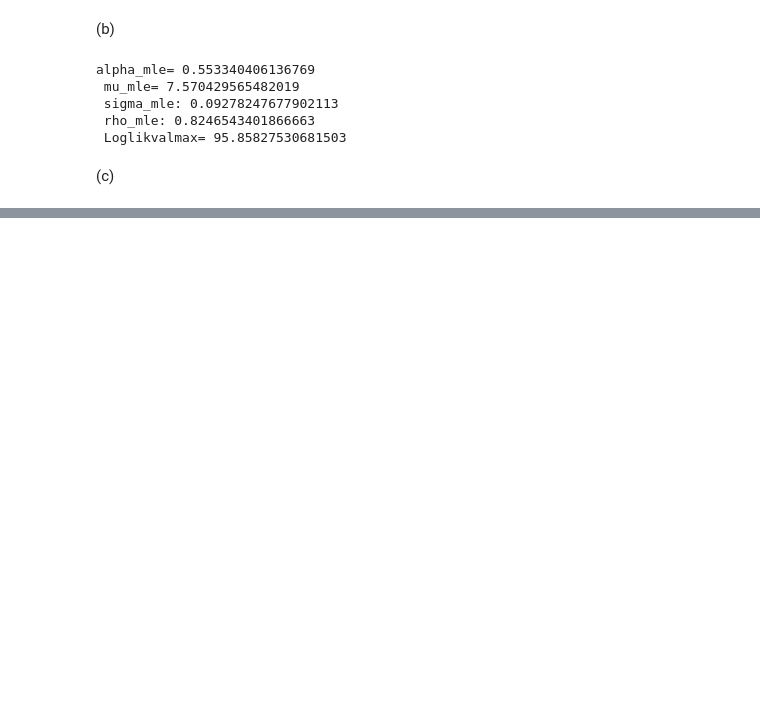
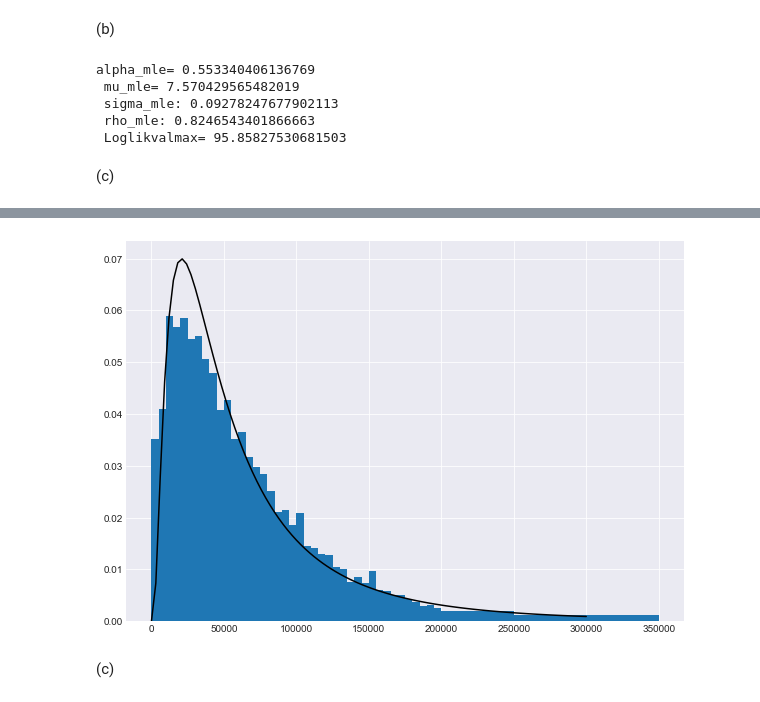
Before and after one commit to TimMunday/BootCamp2018, a Jupyter notebook: ProbSets/Econ/Week5/Structural estimation.ipynb, the cells around one changed output, grey strips where cells are left out. Saved outputs shown, nothing was run; the diff lists cells and outputs as text; code cells hidden in the pictures; blank space fills up the shorter version.

```diff
--- a/ProbSets/Econ/Week5/Structural estimation.ipynb
+++ b/ProbSets/Econ/Week5/Structural estimation.ipynb
@@ -341,0 +444,29 @@ print(cdf, prob) #probability very close to 1
+# %%
+def criterion(params, *args):
+    '''
+    --------------------------------------------------------------------
+    This function computes the GMM weighted sum of squared moment errors
+    criterion function value given parameter values and an estimate of
+    the weighting matrix.
+    --------------------------------------------------------------------'''
+    mu, sigma = params
+    data_dist, W = args
+    err = err_vec(data_dist, mu, sigma)
+    crit_val = np.dot(np.dot(err.T, W), err)
+    return crit_val
+# %%
+#Define some weight matrix W
+
+W_b = np.diag(incdata.perc)
+# %%
+#Now lets solve
+mu_init_b = 4.0
+sig_init_b = 1.0
+params_init_b = np.array([mu_init_b, sig_init_b])
+gmm_args_b = (incdata.perc, W_b)
+
+results_b = opt.minimize(criterion, params_init_b, args=(gmm_args_b),
+                        method = 'L-BFGS-B', bounds = ((1e-10, None), (1e-10, None)))
+
+mu_gmm, sigma_gmm = results_b.x
+results_b
@@ -341,0 +483,16 @@ print(cdf, prob) #probability very close to 1
+# %%
+def LN_pdf(xvals, mu, sigma):
+    pdf_vals= (1/(xvals * sigma * np.sqrt(2 * np.pi)) *\
+               np.exp(-(np.log(xvals) - mu)**2 /(2 * sigma**2)))
+    return pdf_vals
+# %%
+dom_b = np.linspace(0.00001, 300000, 100)
+plt.figure(figsize=(10, 7))
+plt.bar(incdata.mid, bar_perc, width=widths*1000, align='center')
+plt.plot(dom_b, 5000*LN_pdf(dom_b, mu_gmm, sigma_gmm), 'k-')
+#plt.plot(dom_b, LN_pdf(dom_b, mu_gmm, sigma_gmm), 'k-')
+plt.show()
+# %% [output]
+[figure, added]
+# %% [markdown]
+(c)
```
Also changed, not shown: parts of 24 cells of this notebook.
